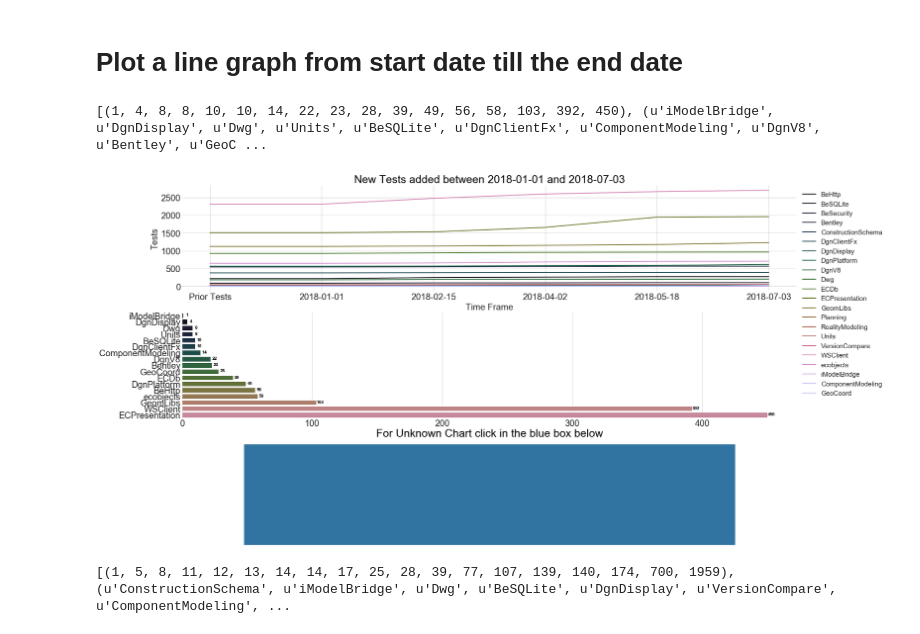
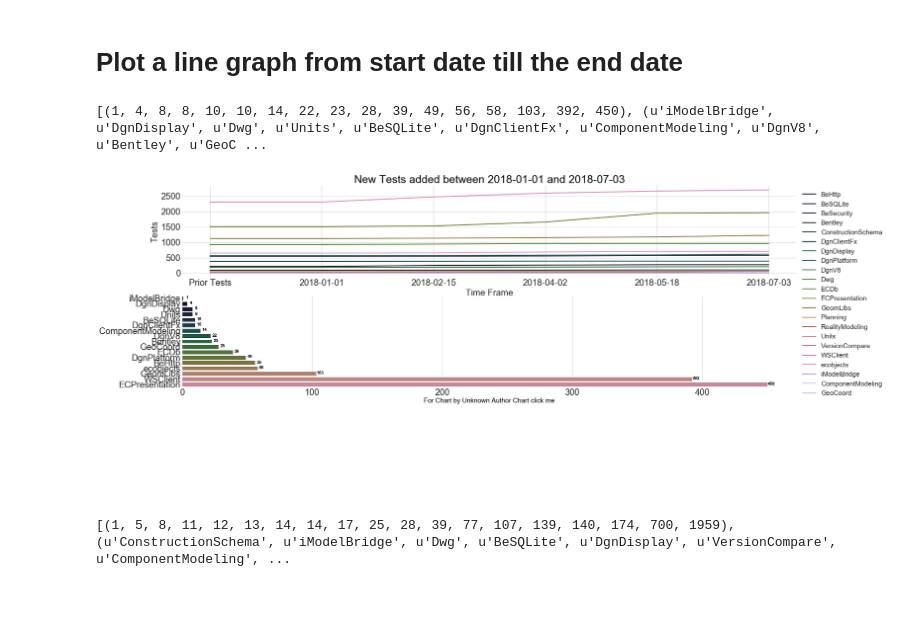
Before and after one commit to firzok/Python-Charting, a Jupyter notebook: Starting Graph.ipynb, the cells around one changed output. Drawn from its saved outputs; the diff is of its cells as text; code cells hidden in the pictures; blank space fills up the shorter version.

Commit message:
html link correction

```diff
--- a/Starting Graph.ipynb
+++ b/Starting Graph.ipynb
@@ -142,7 +142,7 @@ plt.style.use('seaborn-darkgrid')
 cmap = plt.get_cmap('nipy_spectral')
 colors = [cmap(i) for i in np.linspace(0, 1, len(df))]
 # %%
-plt.figure(figsize=(25,15))
+plt.figure(figsize=(25,13))
 plt.subplot(3, 1, 1)
 
 # multiple line plot
@@ -187,37 +187,37 @@ df1 = pd.DataFrame.from_records(data, columns=['TestId', 'TestCase', 'Test', 'Au
 data = np.unique(df1.Component, return_counts=True)
 
 sData = zip(*sorted(zip(data[1], data[0])))
 Y, X = sData
 X = np.array(X)
 Y = np.array(Y)
 
 print sData
 size = np.shape(X)[0]
 
 # fig = plt.figure(figsize=(size+5,size))
 sns.set_style("whitegrid")
 
 colors = sns.color_palette("cubehelix", len(df1.Component.unique()) + 10)
 
 for i in range(size):
     g = sns.barplot(y=X[i:i+1], x=Y[i:i+1], color=colors[i], order = X, url = X[i]+'.svg', orient='h')
     g.text(Y[i] + 3, i + 0.1, Y[i], color='black', ha="center", weight="bold")
 
 
 sns.despine(left=True)
 g.tick_params(labelsize=20)
 
 plt.subplot(3, 1, 3)
 
-plt.title("For Unknown Chart click in the blue box below", fontsize=25, fontweight=0.5, color='Black')
+plt.title("For Chart by Unknown Author Chart click me", fontsize=15, fontweight=15, color='Black', url='Unknown.html')
 
-g=sns.barplot(y=[1], x=[1], url ='Unknown.svg', orient='v', label="Unknown")
+g=sns.barplot(y=[0], x=[0], url ='Unknown.svg', orient='v', label="Unknown")
 g.set(yticks=[],xticks=[])
-plt.savefig('Main.svg', dpi=300, orientation='landscape')
+plt.savefig('Main.svg', dpi=300, orientation='landscape', )
 # plt.show()
 # %% [output]
 [(1, 4, 8, 8, 10, 10, 14, 22, 23, 28, 39, 49, 56, 58, 103, 392, 450), (u'iModelBridge', u'DgnDisplay', u'Dwg', u'Units', u'BeSQLite', u'DgnClientFx', u'ComponentModeling', u'DgnV8', u'Bentley', u'GeoC ...
-[figure, old version]
+[figure, new version]
 # %%
 sql = 'SELECT TestId, TestCase, Test, Author, Component, Date FROM Tests where StreamId == ' + str(streamid) + " AND Date BETWEEN '"+StartDate+"' AND '"+EndDate+"'"
 c.execute(sql)
```
Also changed, not shown: 20 other files.
